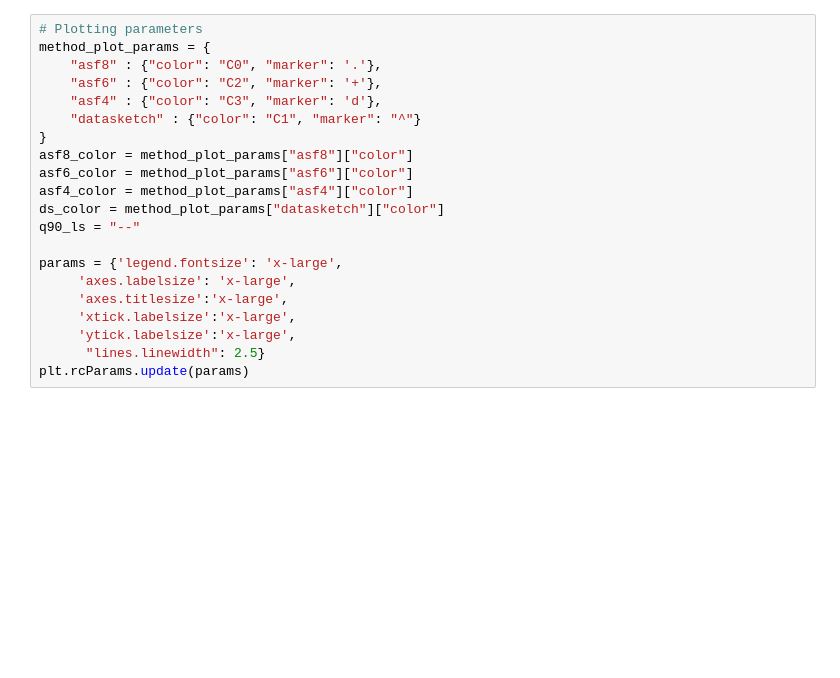
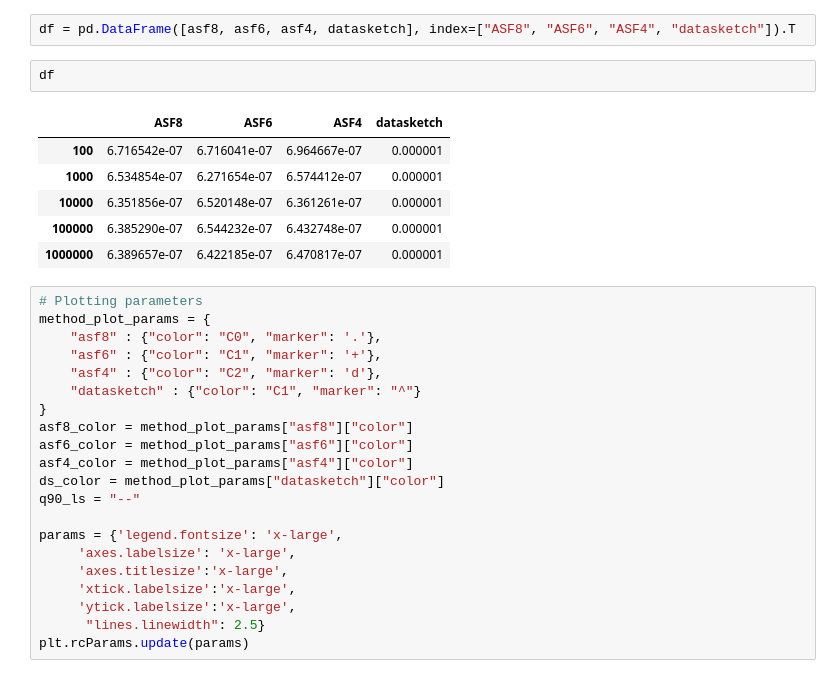
Before and after one commit to apache/datasketches-python, a Jupyter notebook: jupyter/comparison-to-datasketch/update-time-comparison.ipynb, the cells around one changed output. Drawn from its saved outputs; the diff is of its cells as text; blank space fills up the shorter version.

```diff
--- a/jupyter/comparison-to-datasketch/update-time-comparison.ipynb
+++ b/jupyter/comparison-to-datasketch/update-time-comparison.ipynb
@@ -295,9 +132,20 @@ dsk = pd.read_csv(f"hll_update_time_profile_/datasketch_hll{update_experiment.fi
+# %%
+df = pd.DataFrame([asf8, asf6, asf4, datasketch], index=["ASF8", "ASF6", "ASF4", "datasketch"]).T
+# %%
+df
+# %% [output]
+|  | ASF8 | ASF6 | ASF4 | datasketch |
+| 100 | 6.716542e-07 | 6.716041e-07 | 6.964667e-07 | 0.000001 |
+| 1000 | 6.534854e-07 | 6.271654e-07 | 6.574412e-07 | 0.000001 |
+| 10000 | 6.351856e-07 | 6.520148e-07 | 6.361261e-07 | 0.000001 |
+| 100000 | 6.385290e-07 | 6.544232e-07 | 6.432748e-07 | 0.000001 |
+| 1000000 | 6.389657e-07 | 6.422185e-07 | 6.470817e-07 | 0.000001 |
 # %%
 # Plotting parameters
 method_plot_params = {
     "asf8" : {"color": "C0", "marker": '.'},
-    "asf6" : {"color": "C2", "marker": '+'},
-    "asf4" : {"color": "C3", "marker": 'd'},
+    "asf6" : {"color": "C1", "marker": '+'},
+    "asf4" : {"color": "C2", "marker": 'd'},
     "datasketch" : {"color": "C1", "marker": "^"}
 }
 asf8_color = method_plot_params["asf8"]["color"]
```
Also changed, not shown: parts of 18 cells of this notebook.
